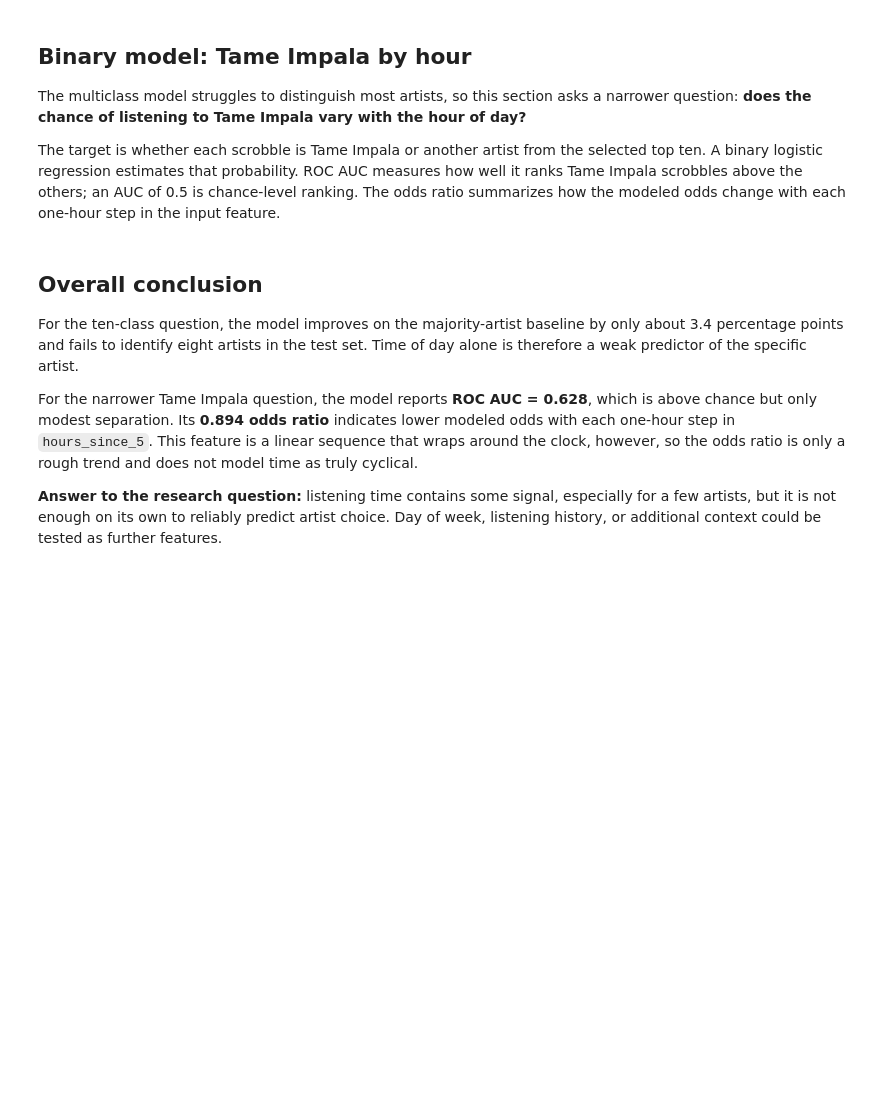
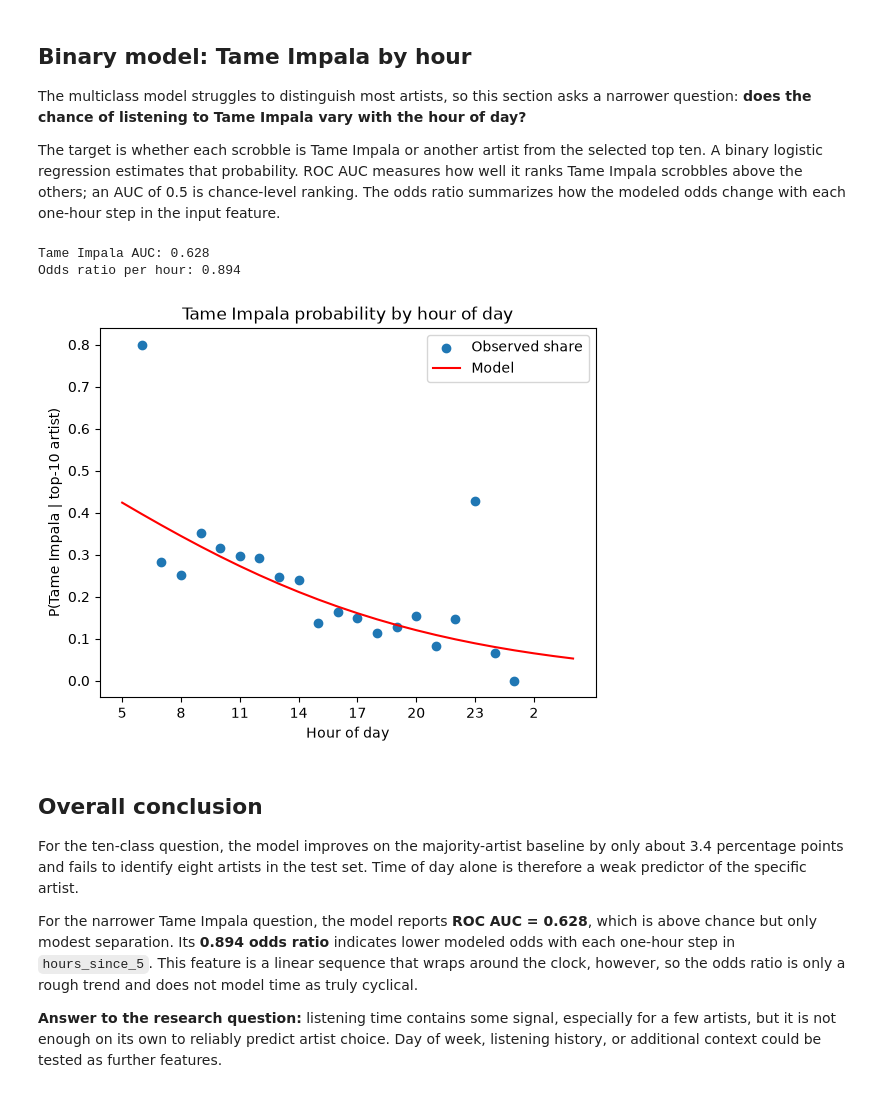
Before and after one commit to lambert-27/lastfm-datasci-portfolio, a Jupyter notebook: LastFMLogisticRegression.ipynb, the cells around one changed output. Cells and saved outputs as stored; diff of their text form; code cells hidden in the pictures; blank space fills up the shorter version.

```diff
--- a/LastFMLogisticRegression.ipynb
+++ b/LastFMLogisticRegression.ipynb
@@ -165,34 +165,37 @@ def artist_hour_model(artist_name):
     X = data[['hours_since_5']]
     y = data['is_target']
 
     # Train/test evaluation follows PythonDataScienceHandbook/notebooks/05.03-Hyperparameters-and-Model-Validation.ipynb
     X_train, X_test, y_train, y_test = train_test_split(
         X, y, test_size=0.2, random_state=42, stratify=y
     )
 
     # LogisticRegression fit/predict_proba estimator pattern follows PythonDataScienceHandbook/notebooks/05.02-Introducing-Scikit-Learn.ipynb
     model = LogisticRegression(max_iter=1000)
     model.fit(X_train, y_train)
 
     auc = roc_auc_score(y_test, model.predict_proba(X_test)[:, 1])
     print(artist_name, 'AUC:', round(auc, 3))
     print('Odds ratio per hour:', np.exp(model.coef_[0][0]).round(3))
 
     hrs = np.arange(0, 24)
     curve = model.predict_proba(pd.DataFrame({'hours_since_5': hrs}))[:, 1]
     observed = data.groupby('hours_since_5')['is_target'].mean()
     counts = data.groupby('hours_since_5').size()
-    plt.scatter(observed.index, observed.values, s=counts.loc[observed.index] / 5, label='Observed share')
     plt.scatter(observed.index, observed.values, label='Observed share')
     plt.plot(hrs, curve, color='red', label='Model')
     plt.xticks(range(0, 24, 3), [(h + 5) % 24 for h in range(0, 24, 3)])
     plt.xlabel('Hour of day')
     plt.ylabel(f'P({artist_name} | top-10 artist)')
     plt.title(f'{artist_name} probability by hour of day')
     plt.legend()
     plt.show()
 
 artist_hour_model('Tame Impala')
+# %% [output]
+Tame Impala AUC: 0.628
+Odds ratio per hour: 0.894
+[figure, added]
 # %% [markdown]
 ## Overall conclusion
 
```
Also changed, not shown: 2 other files.
